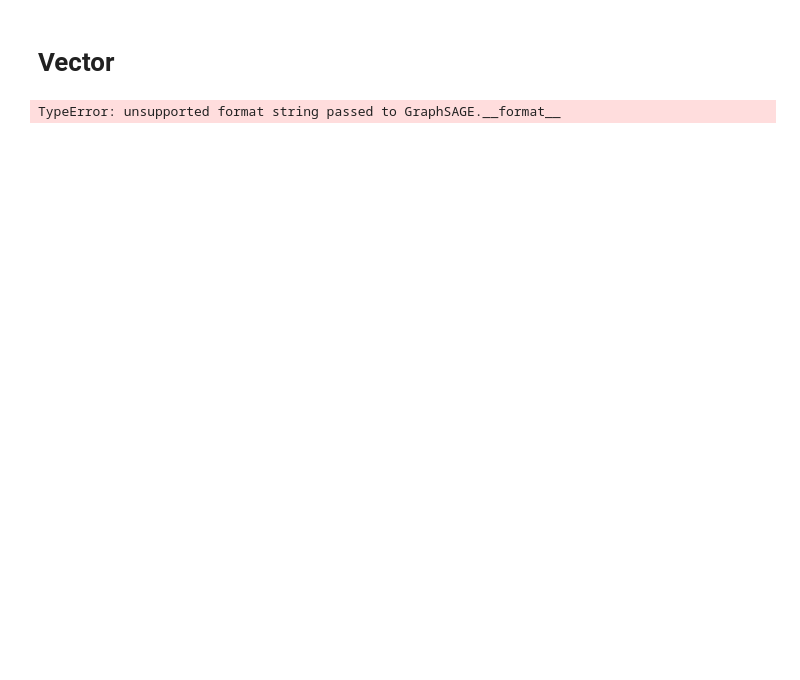
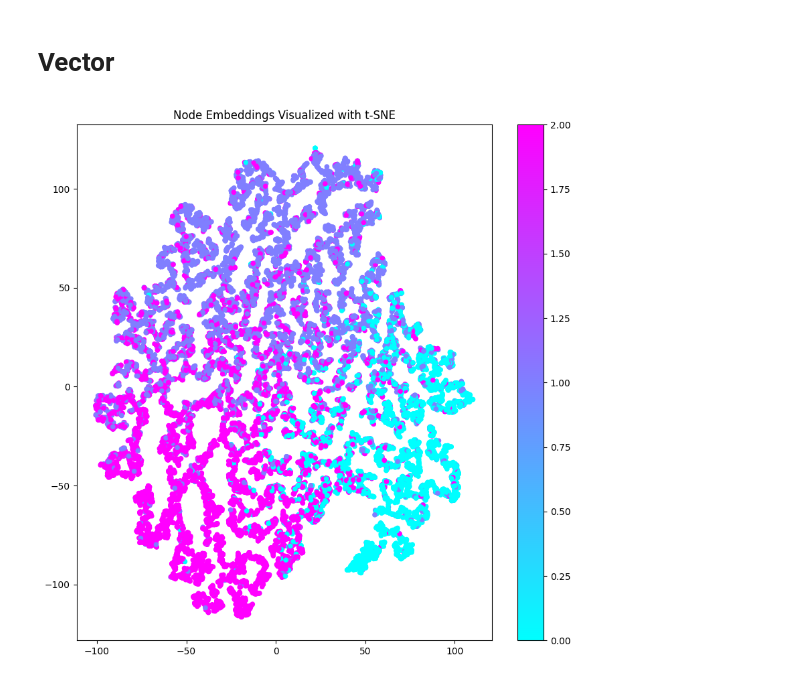
Before and after one commit to poppypeapea/dynmamic-form-testing, a Jupyter notebook: GraphSAGE.ipynb, the cells around one changed output. Cells and saved outputs as stored; diff of their text form; code cells hidden in the pictures; blank space fills up the shorter version.

Commit message:
update GraphSAGE model

```diff
--- a/GraphSAGE.ipynb
+++ b/GraphSAGE.ipynb
@@ -244,16 +226,20 @@ def test(model, data):
 # %% [markdown]
 # Train GraphSAGE
 # %%
-%%time
+# Create DataLoader for training
+from torch_geometric.loader import DataLoader
+
+train_loader = DataLoader([data], batch_size=1, shuffle=True)
+
 # Create GraphSAGE
-graphsage = GraphSAGE(dataset.num_features, 64, dataset.num_classes)
+graphsage = GraphSAGE(dataset.num_features, 64, dataset.num_classes) # 64 hidden units, 7 classes, 1433 features
 print(graphsage)
 
 # Train
-graphsage.fit(data, 200)
+graphsage.fit(data, train_loader, 200)
 
 # Test
-print(f'\nGraphSAGE test accuracy: {test(graphsage, data)*100:.2f}%\n')
+print(f'\nGraphSAGE test accuracy: {test(graphsage, data) * 100:.2f}%\n')
 # %% [output]
 GraphSAGE(
   (sage1): SAGEConv(500, 64, aggr=mean)
@@ -267,51 +263,16 @@ from sklearn.manifold import TSNE
-# %%
-# Instantiate the model, define the optimizer and the loss function
-model = GraphSAGE(dataset.num_features, 64, 16) # Reduce the output dimension to 16 for visualization
-optimizer = torch.optim.Adam(model.parameters(), lr=0.01, weight_decay=5e-4)
-criterion = torch.nn.CrossEntropyLoss()
-
-# Training function
-def train():
-    model.train()
-    total_loss = 0
-    batch_count = 0
-    for batch in train_loader:
-        optimizer.zero_grad()
-        out = model(batch.x, batch.edge_index)
-
-        # Ensure the train_mask is boolean
-        train_mask = batch.train_mask
-        if train_mask.dtype != torch.bool:
-            train_mask = train_mask.bool()
-
-        # Compute the loss
-        loss = criterion(out[train_mask], batch.y[train_mask])
-
-        loss.backward()
-        optimizer.step()
-        total_loss += loss.item()
-        batch_count += 1
-    return total_loss / batch_count
-
-# Train the model
-for epoch in range(200):  # Adjust the number of epochs as needed
-    loss = train()
-    if epoch % 10 == 0:
-        print(f'Epoch {epoch}, Loss: {loss:.4f}')
-
-# Get the node embeddings
-model.eval()
-with torch.no_grad():
-    embeddings = model(data.x, data.edge_index)
-
-# Visualize the node embeddings using t-SNE
-tsne = TSNE(n_components=2) # Reduce the dimensionality to 2
-embeddings_2d = tsne.fit_transform(embeddings.numpy())
-
-plt.figure(figsize=(10, 10))
-plt.scatter(embeddings_2d[:, 0], embeddings_2d[:, 1], c=data.y.numpy(), cmap='cool', s=20)
-plt.colorbar()
-plt.title('Node Embeddings Visualized with t-SNE')
-plt.show()
-# %% [output]
-TypeError: unsupported format string passed to GraphSAGE.__format__
+# %%
+# Get the node embeddings
+graphsage.eval() # Set model to evaluation mode
+with torch.no_grad():
+    embeddings = graphsage(data.x, data.edge_index)
+
+# Visualize the node embeddings using t-SNE
+embeddings_2d = TSNE(n_components=2).fit_transform(embeddings.numpy())
+
+plt.figure(figsize=(10, 10))
+plt.scatter(embeddings_2d[:, 0], embeddings_2d[:, 1], c=data.y.numpy(), cmap='cool', s=20)
+plt.colorbar()
+plt.title('Node Embeddings Visualized with t-SNE')
+plt.show()
+# %% [output]
+[figure, added]
```
Also changed, not shown: parts of 10 cells of this notebook, 15 other files.
